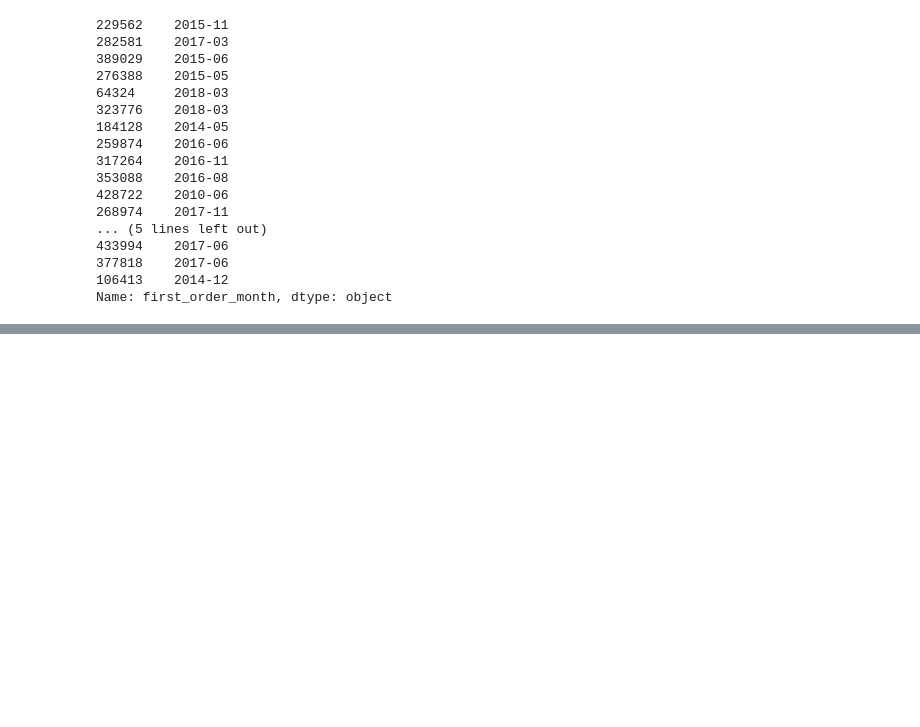
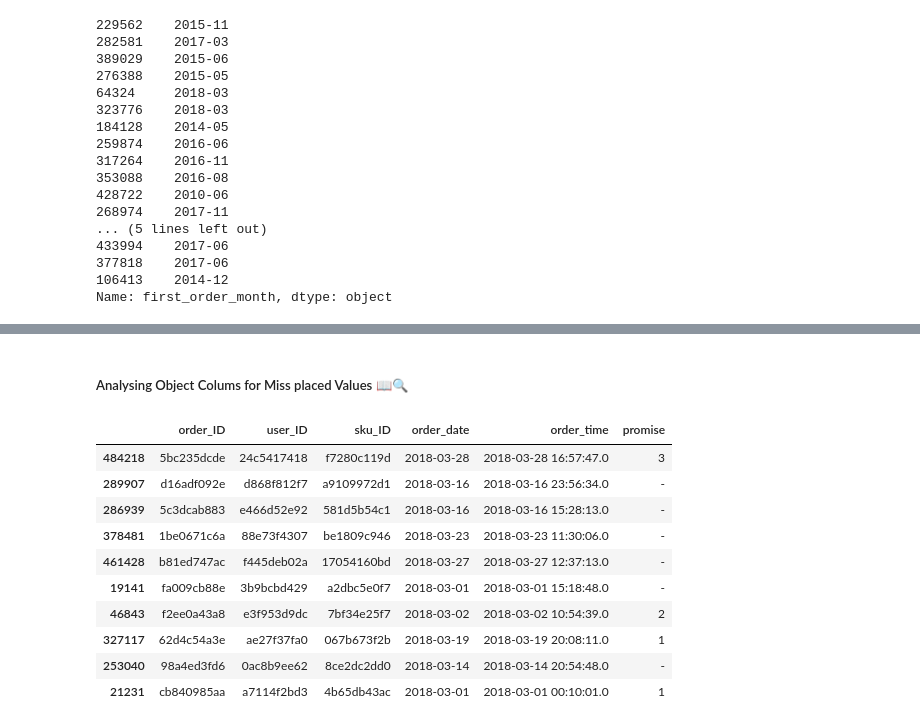
Before and after one commit to porallapradhyumna/Bussiness_Analysis-on-JD.com, a Jupyter notebook: Data_Analysis.ipynb, the cells around one changed output, grey strips where cells are left out. Saved outputs shown, nothing was run; the diff lists cells and outputs as text; code cells hidden in the pictures; blank space fills up the shorter version.

```diff
--- a/Data_Analysis.ipynb
+++ b/Data_Analysis.ipynb
@@ -249,0 +283,17 @@ Name: first_order_month, dtype: object
+# %% [markdown]
+##### Analysing Object Colums for Miss placed Values 📖🔍
+# %%
+df_obj_order = df_order.select_dtypes(include='object')
+df_obj_order.sample(10)
+# %% [output]
+|  | order_ID | user_ID | sku_ID | order_date | order_time | promise |
+| 484218 | 5bc235dcde | 24c5417418 | f7280c119d | 2018-03-28 | 2018-03-28 16:57:47.0 | 3 |
+| 289907 | d16adf092e | d868f812f7 | a9109972d1 | 2018-03-16 | 2018-03-16 23:56:34.0 | - |
+| 286939 | 5c3dcab883 | e466d52e92 | 581d5b54c1 | 2018-03-16 | 2018-03-16 15:28:13.0 | - |
+| 378481 | 1be0671c6a | 88e73f4307 | be1809c946 | 2018-03-23 | 2018-03-23 11:30:06.0 | - |
+| 461428 | b81ed747ac | f445deb02a | 17054160bd | 2018-03-27 | 2018-03-27 12:37:13.0 | - |
+| 19141 | fa009cb88e | 3b9bcbd429 | a2dbc5e0f7 | 2018-03-01 | 2018-03-01 15:18:48.0 | - |
+| 46843 | f2ee0a43a8 | e3f953d9dc | 7bf34e25f7 | 2018-03-02 | 2018-03-02 10:54:39.0 | 2 |
+| 327117 | 62d4c54a3e | ae27f37fa0 | 067b673f2b | 2018-03-19 | 2018-03-19 20:08:11.0 | 1 |
+| 253040 | 98a4ed3fd6 | 0ac8b9ee62 | 8ce2dc2dd0 | 2018-03-14 | 2018-03-14 20:54:48.0 | - |
+| 21231 | cb840985aa | a7114f2bd3 | 4b65db43ac | 2018-03-01 | 2018-03-01 00:10:01.0 | 1 |
```
Also changed, not shown: parts of 33 cells of this notebook, 6 other files.
